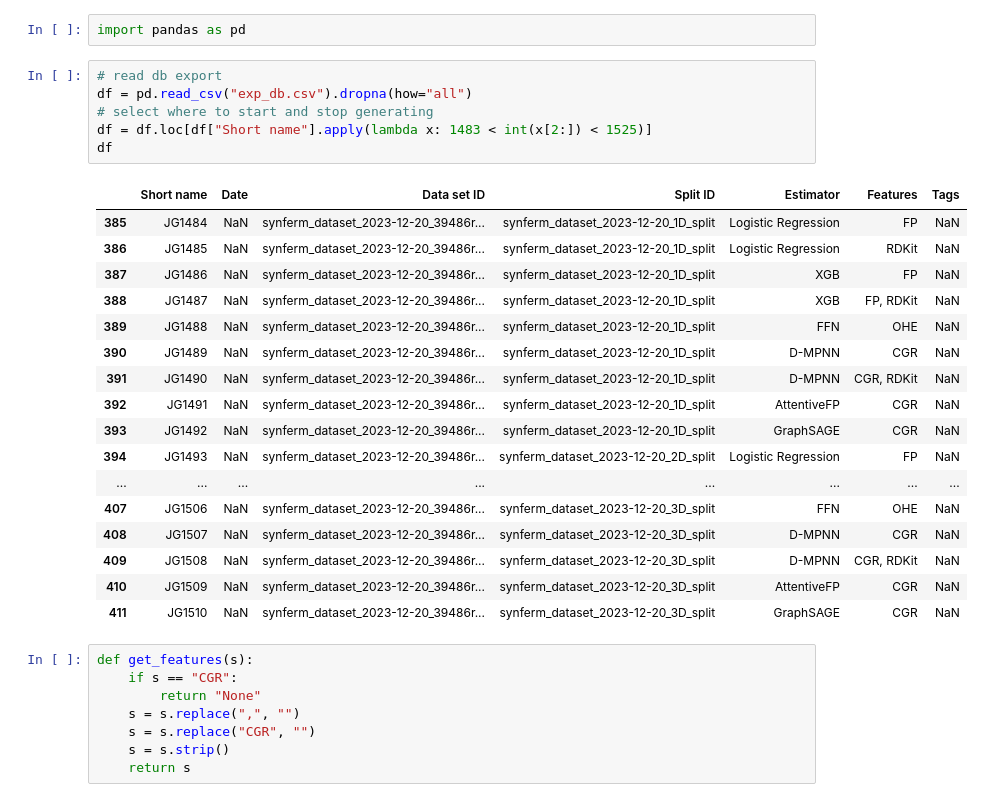
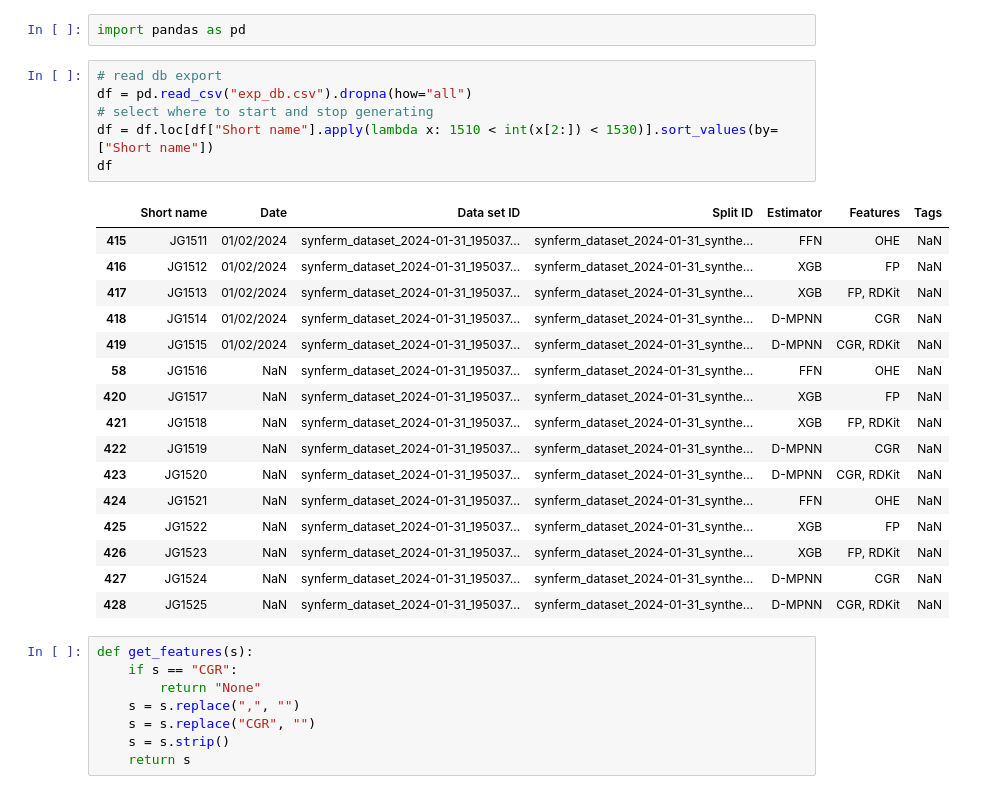
Before and after one commit to jugoetz/synferm-predictions, a Jupyter notebook: notebooks/print_submission_line.ipynb, the cells around one changed output. Cells and saved outputs as stored; diff of their text form.

```diff
--- a/notebooks/print_submission_line.ipynb
+++ b/notebooks/print_submission_line.ipynb
@@ -3,27 +3,26 @@ import pandas as pd
 # %%
 # read db export
 df = pd.read_csv("exp_db.csv").dropna(how="all")
 # select where to start and stop generating
-df = df.loc[df["Short name"].apply(lambda x: 1483 < int(x[2:]) < 1525)]
+df = df.loc[df["Short name"].apply(lambda x: 1510 < int(x[2:]) < 1530)].sort_values(by=["Short name"])
 df
 # %% [output]
 |  | Short name | Date | Data set ID | Split ID | Estimator | Features | Tags |
-| 385 | JG1484 | NaN | synferm_dataset_2023-12-20_39486r... | synferm_dataset_2023-12-20_1D_split | Logistic Regression | FP | NaN |
-| 386 | JG1485 | NaN | synferm_dataset_2023-12-20_39486r... | synferm_dataset_2023-12-20_1D_split | Logistic Regression | RDKit | NaN |
-| 387 | JG1486 | NaN | synferm_dataset_2023-12-20_39486r... | synferm_dataset_2023-12-20_1D_split | XGB | FP | NaN |
-| 388 | JG1487 | NaN | synferm_dataset_2023-12-20_39486r... | synferm_dataset_2023-12-20_1D_split | XGB | FP, RDKit | NaN |
-| 389 | JG1488 | NaN | synferm_dataset_2023-12-20_39486r... | synferm_dataset_2023-12-20_1D_split | FFN | OHE | NaN |
-| 390 | JG1489 | NaN | synferm_dataset_2023-12-20_39486r... | synferm_dataset_2023-12-20_1D_split | D-MPNN | CGR | NaN |
-| 391 | JG1490 | NaN | synferm_dataset_2023-12-20_39486r... | synferm_dataset_2023-12-20_1D_split | D-MPNN | CGR, RDKit | NaN |
-| 392 | JG1491 | NaN | synferm_dataset_2023-12-20_39486r... | synferm_dataset_2023-12-20_1D_split | AttentiveFP | CGR | NaN |
-| 393 | JG1492 | NaN | synferm_dataset_2023-12-20_39486r... | synferm_dataset_2023-12-20_1D_split | GraphSAGE | CGR | NaN |
-| 394 | JG1493 | NaN | synferm_dataset_2023-12-20_39486r... | synferm_dataset_2023-12-20_2D_split | Logistic Regression | FP | NaN |
-| ... | ... | ... | ... | ... | ... | ... | ... |
-| 407 | JG1506 | NaN | synferm_dataset_2023-12-20_39486r... | synferm_dataset_2023-12-20_3D_split | FFN | OHE | NaN |
-| 408 | JG1507 | NaN | synferm_dataset_2023-12-20_39486r... | synferm_dataset_2023-12-20_3D_split | D-MPNN | CGR | NaN |
-| 409 | JG1508 | NaN | synferm_dataset_2023-12-20_39486r... | synferm_dataset_2023-12-20_3D_split | D-MPNN | CGR, RDKit | NaN |
-| 410 | JG1509 | NaN | synferm_dataset_2023-12-20_39486r... | synferm_dataset_2023-12-20_3D_split | AttentiveFP | CGR | NaN |
-| 411 | JG1510 | NaN | synferm_dataset_2023-12-20_39486r... | synferm_dataset_2023-12-20_3D_split | GraphSAGE | CGR | NaN |
+| 415 | JG1511 | 01/02/2024 | synferm_dataset_2024-01-31_195037... | synferm_dataset_2024-01-31_synthe... | FFN | OHE | NaN |
+| 416 | JG1512 | 01/02/2024 | synferm_dataset_2024-01-31_195037... | synferm_dataset_2024-01-31_synthe... | XGB | FP | NaN |
+| 417 | JG1513 | 01/02/2024 | synferm_dataset_2024-01-31_195037... | synferm_dataset_2024-01-31_synthe... | XGB | FP, RDKit | NaN |
+| 418 | JG1514 | 01/02/2024 | synferm_dataset_2024-01-31_195037... | synferm_dataset_2024-01-31_synthe... | D-MPNN | CGR | NaN |
+| 419 | JG1515 | 01/02/2024 | synferm_dataset_2024-01-31_195037... | synferm_dataset_2024-01-31_synthe... | D-MPNN | CGR, RDKit | NaN |
+| 58 | JG1516 | NaN | synferm_dataset_2024-01-31_195037... | synferm_dataset_2024-01-31_synthe... | FFN | OHE | NaN |
+| 420 | JG1517 | NaN | synferm_dataset_2024-01-31_195037... | synferm_dataset_2024-01-31_synthe... | XGB | FP | NaN |
+| 421 | JG1518 | NaN | synferm_dataset_2024-01-31_195037... | synferm_dataset_2024-01-31_synthe... | XGB | FP, RDKit | NaN |
+| 422 | JG1519 | NaN | synferm_dataset_2024-01-31_195037... | synferm_dataset_2024-01-31_synthe... | D-MPNN | CGR | NaN |
+| 423 | JG1520 | NaN | synferm_dataset_2024-01-31_195037... | synferm_dataset_2024-01-31_synthe... | D-MPNN | CGR, RDKit | NaN |
+| 424 | JG1521 | NaN | synferm_dataset_2024-01-31_195037... | synferm_dataset_2024-01-31_synthe... | FFN | OHE | NaN |
+| 425 | JG1522 | NaN | synferm_dataset_2024-01-31_195037... | synferm_dataset_2024-01-31_synthe... | XGB | FP | NaN |
+| 426 | JG1523 | NaN | synferm_dataset_2024-01-31_195037... | synferm_dataset_2024-01-31_synthe... | XGB | FP, RDKit | NaN |
+| 427 | JG1524 | NaN | synferm_dataset_2024-01-31_195037... | synferm_dataset_2024-01-31_synthe... | D-MPNN | CGR | NaN |
+| 428 | JG1525 | NaN | synferm_dataset_2024-01-31_195037... | synferm_dataset_2024-01-31_synthe... | D-MPNN | CGR, RDKit | NaN |
 # %%
 def get_features(s):
     if s == "CGR":
```
Also changed, not shown: parts of 1 cell of this notebook, 4 other files.
